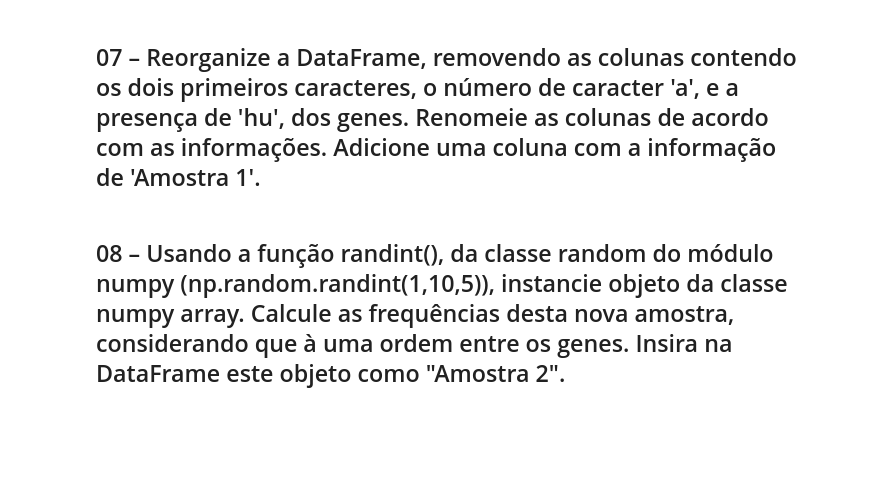
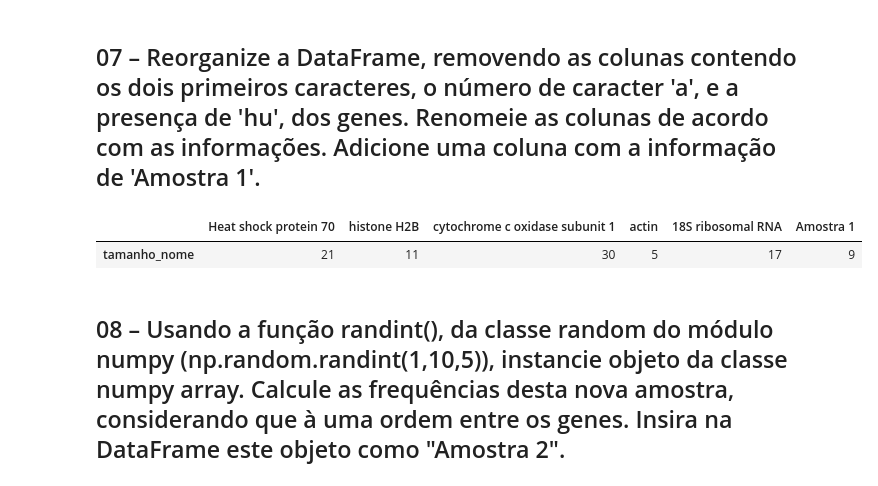
Before and after one commit to marchettom/Disciplina-Python, a Jupyter notebook: 13-Variáveis_Qualitativas_2026-03-30.ipynb, the cells around one changed output. Saved outputs shown, nothing was run; the diff lists cells and outputs as text; code cells hidden in the pictures; blank space fills up the shorter version.

```diff
--- a/13-Variáveis_Qualitativas_2026-03-30.ipynb
+++ b/13-Variáveis_Qualitativas_2026-03-30.ipynb
@@ -116,5 +118,22 @@ plt.show()
 [figure]
 # %% [markdown]
 ## 07 – Reorganize a DataFrame, removendo as colunas contendo os dois primeiros caracteres, o número de caracter 'a', e a presença de 'hu', dos genes. Renomeie as colunas de acordo com as informações. Adicione uma coluna com a informação de 'Amostra 1'.
+# %%
+import pandas as pd
+
+df = pd.read_csv("df_genes.csv")
+
+
+df_filtrado = df.loc[[0]]
+
+df_filtrado.index = ['tamanho_nome']
+
+# adicionar coluna "Amostra 1"
+df_filtrado['Amostra 1'] = 9
+
+df_filtrado
+# %% [output]
+|  | Heat shock protein 70 | histone H2B | cytochrome c oxidase subunit 1 | actin | 18S ribosomal RNA | Amostra 1 |
+| tamanho_nome | 21 | 11 | 30 | 5 | 17 | 9 |
 # %% [markdown]
 ## 08 – Usando a função randint(), da classe random do módulo numpy (np.random.randint(1,10,5)), instancie objeto da classe numpy array. Calcule as frequências desta nova amostra, considerando que à uma ordem entre os genes. Insira na DataFrame este objeto como "Amostra 2".
```
Also changed, not shown: parts of 10 cells of this notebook, 2 other files.
